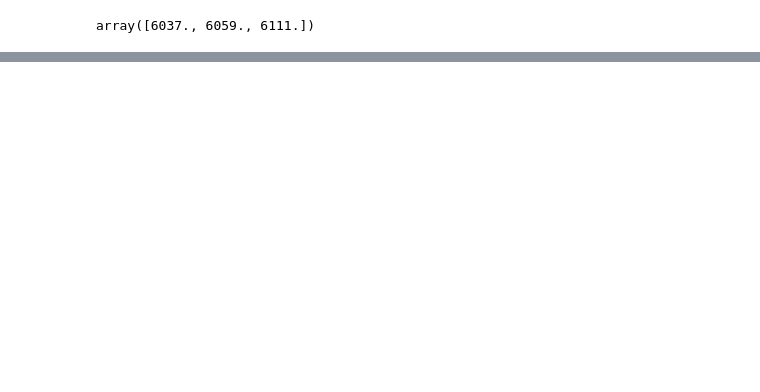
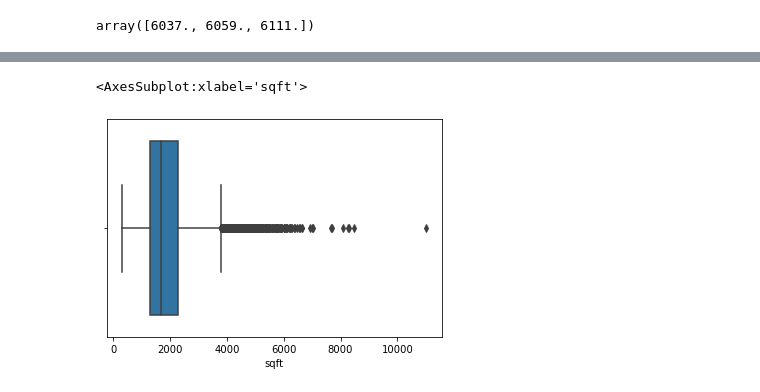
Before and after one commit to parkervoit/zillow-regression-project, a Jupyter notebook: scratch_workbook.ipynb, the cells around one changed output, grey strips where cells are left out. Saved outputs shown, nothing was run; the diff lists cells and outputs as text; code cells hidden in the pictures; blank space fills up the shorter version.

```diff
--- a/scratch_workbook.ipynb
+++ b/scratch_workbook.ipynb
@@ -79,0 +184,5 @@ zillow_df
+# %%
+sns.boxplot(train['sqft'])
+# %% [output]
+<AxesSubplot:xlabel='sqft'>
+[figure, added]
```
Also changed, not shown: parts of 28 cells of this notebook, 4 other files.
